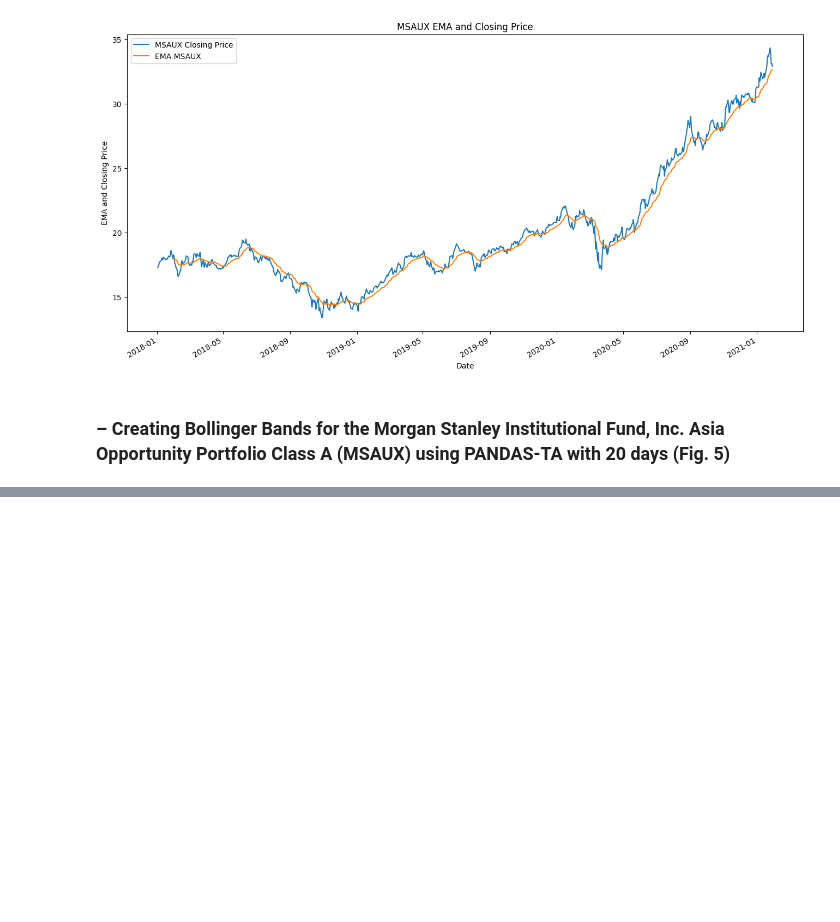
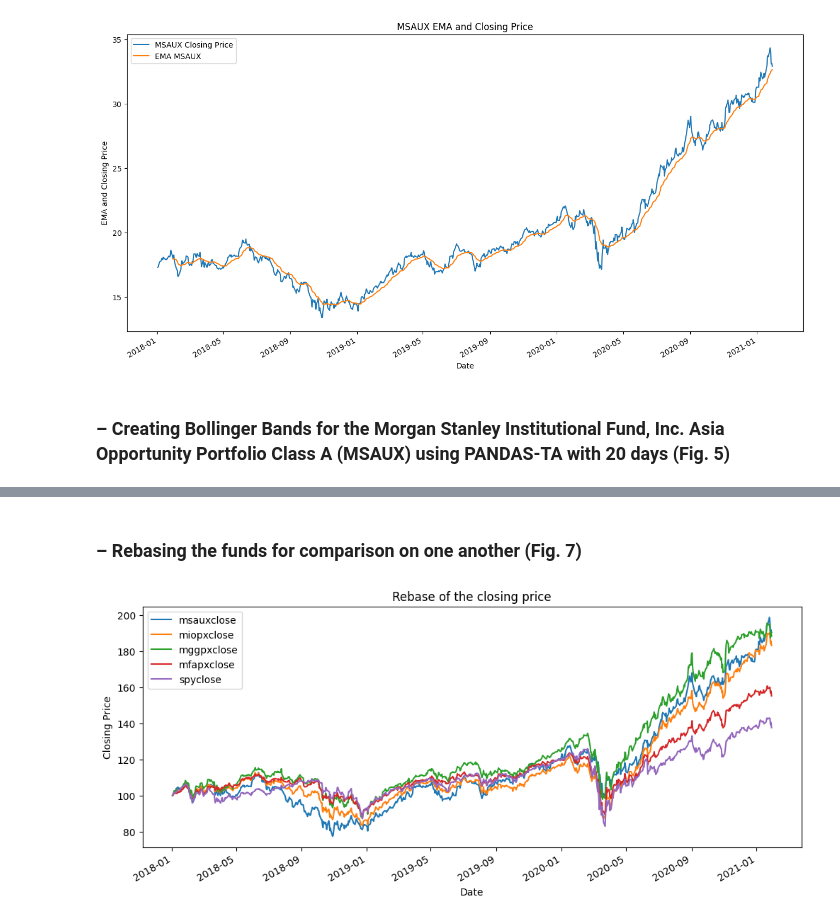
Before and after one commit to AvatarGaming/Python, a Jupyter notebook: Applied Quantitative Finance Using Python for Financial Analysis/SCRIPT07 - WRAPPING UP THE BOOK - UNDERSTANDING PERFORMANCE.ipynb, the cells around one changed output, grey strips where cells are left out. Cells and saved outputs as stored; diff of their text form; code cells hidden in the pictures; blank space fills up the shorter version.

```diff
--- a/Applied Quantitative Finance Using Python for Financial Analysis/SCRIPT07 - WRAPPING UP THE BOOK - UNDERSTANDING PERFORMANCE.ipynb
+++ b/Applied Quantitative Finance Using Python for Financial Analysis/SCRIPT07 - WRAPPING UP THE BOOK - UNDERSTANDING PERFORMANCE.ipynb
@@ -231,0 +287,5 @@ plt.show()
+# %%
+funds = funds[['msauxclose', 'miopxclose', 'mggpxclose', 'mfapxclose', 'spyclose']]
+print(funds)
+returns=funds.to_log_returns().dropna()
+returns.head()
@@ -231,0 +326,10 @@ plt.show()
+# %% [markdown]
+### – Rebasing the funds for comparison on one another (Fig. 7)
+# %%
+funds.rebase().plot(figsize=(12,5))
+_=plt.xlabel('Date')
+_=plt.ylabel('Closing Price')
+_=plt.title('Rebase of the closing price')
+plt.legend();
+# %% [output]
+[figure, added]
```
Also changed, not shown: parts of 14 cells of this notebook.
